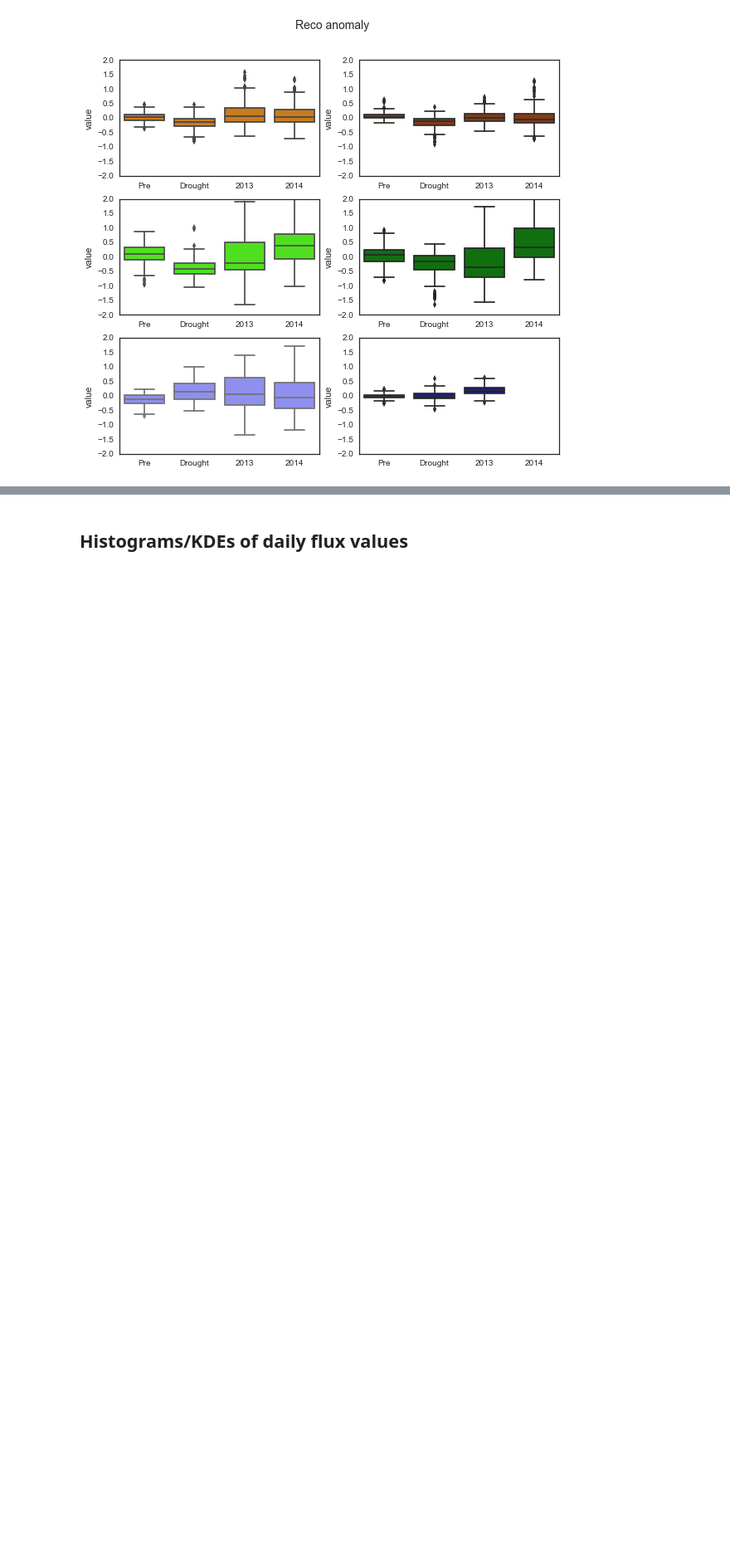
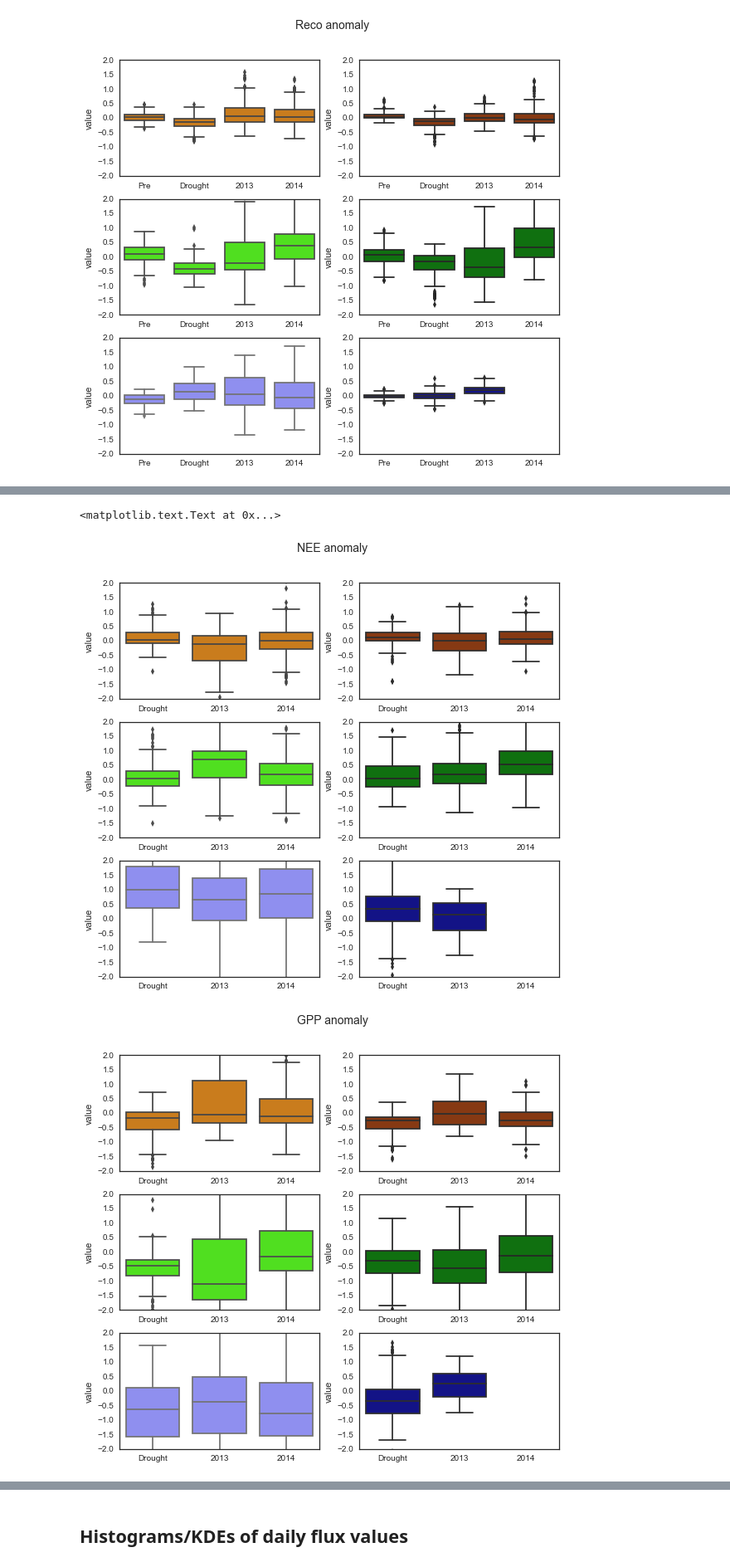
Before and after one commit to gremau/NMEG_miscellany, a Jupyter notebook: multiyear_means_and_anomaly.ipynb, the cells around one changed output, grey strips where cells are left out. Shown at 83% size. Saved outputs shown, nothing was run; the diff lists cells and outputs as text; code cells hidden in the pictures; blank space fills up the shorter version.

```diff
--- a/multiyear_means_and_anomaly.ipynb
+++ b/multiyear_means_and_anomaly.ipynb
@@ -340,7 +366,7 @@ endseas = 300
 # %% [markdown]
 ## Plot mean daily values for all drought periods
 # %%
-def plot_drought_dist( clim, fig, y_limit, anom=False ):
+def plot_drought_dist( clim, fig, y_limit, anom=False, preanom=False ):
     for i, site in enumerate(sites):
         # Limit to growing season only
         data = clim[site].iloc[startseas:endseas]
@@ -350,7 +376,10 @@ def plot_drought_dist( clim, fig, y_limit, anom=False ):
             subset = pd.melt(data[['predrght_mean_anom', 'drght_mean_anom',
                                    '2013_anom', '2014_anom']])
             xlabels = ['Pre', 'Drought', '2013', '2014']
-
+        elif preanom:
+            subset = pd.melt(data[['drght_mean_preanom',
+                                   '2013_preanom', '2014_preanom']])
+            xlabels = ['Drought', '2013', '2014']
         else:
             #subset = pd.melt(data[['allyr_mean','predrght_mean', 'drght_mean',
             #                       'postdrght_mean']])
@@ -402,0 +434,16 @@ plt.suptitle('Reco anomaly', size=14)
+# %%
+figX = plt.figure(figsize=( 9.5, 8.5 ), dpi=150, facecolor='w', edgecolor='k')
+plot_drought_dist( fc_clim, figX, [-2, 2], preanom=True)
+plt.suptitle('NEE anomaly', size=14)
+
+figY = plt.figure(figsize=( 9.5, 8.5 ), dpi=150, facecolor='w', edgecolor='k')
+plot_drought_dist( gpp_clim, figY, [-2, 2], preanom=True)
+plt.suptitle('GPP anomaly', size=14)
+
+figZ = plt.figure(figsize=( 9.5, 8.5 ), dpi=150, facecolor='w', edgecolor='k')
+plot_drought_dist( re_clim, figZ, [-2, 2], preanom=True)
+plt.suptitle('Reco anomaly', size=14)
+# %% [output]
+<matplotlib.text.Text at 0x...>
+[figure, added]
+[figure, added]
```
Also changed, not shown: parts of 11 cells of this notebook.
